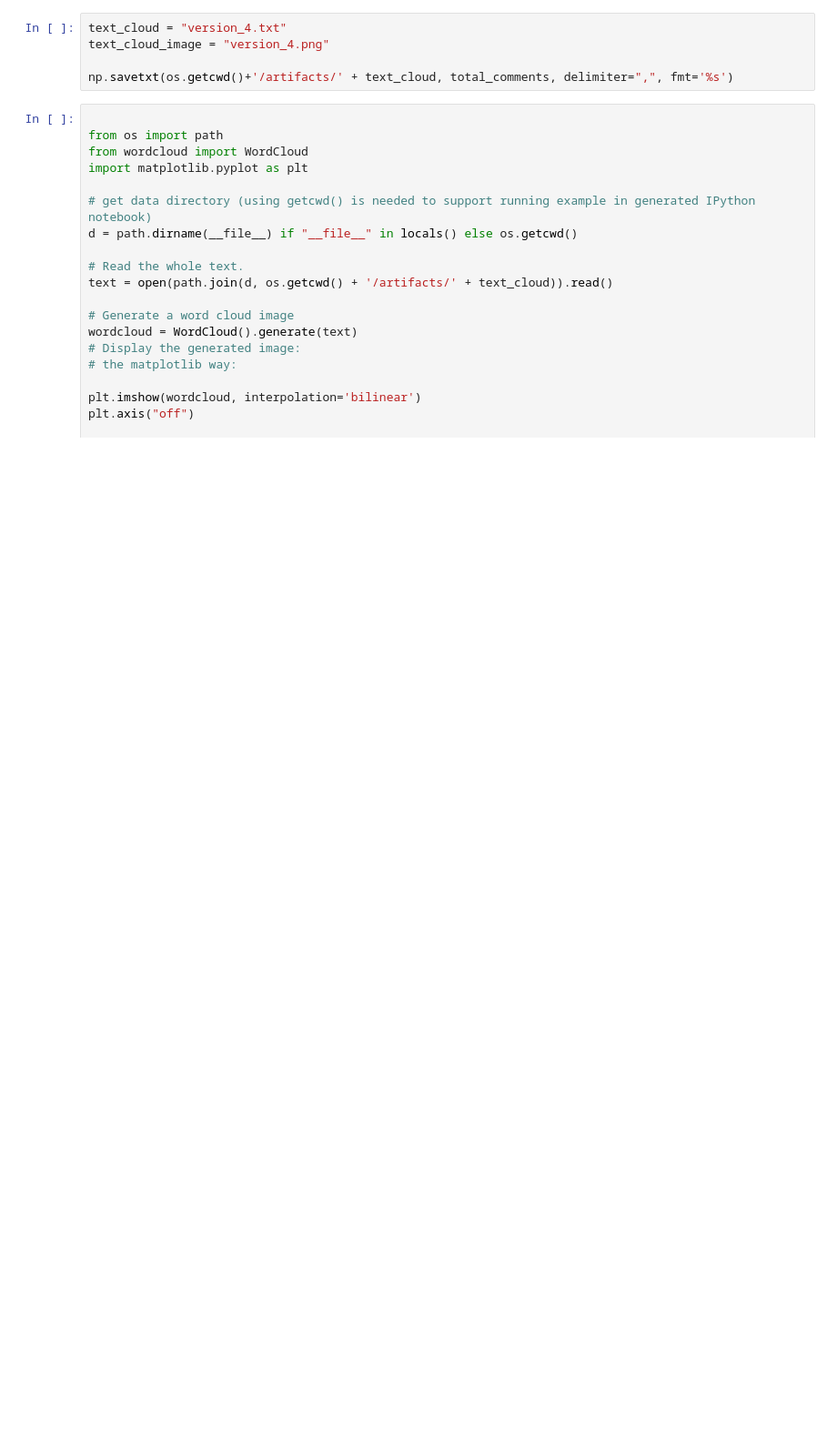
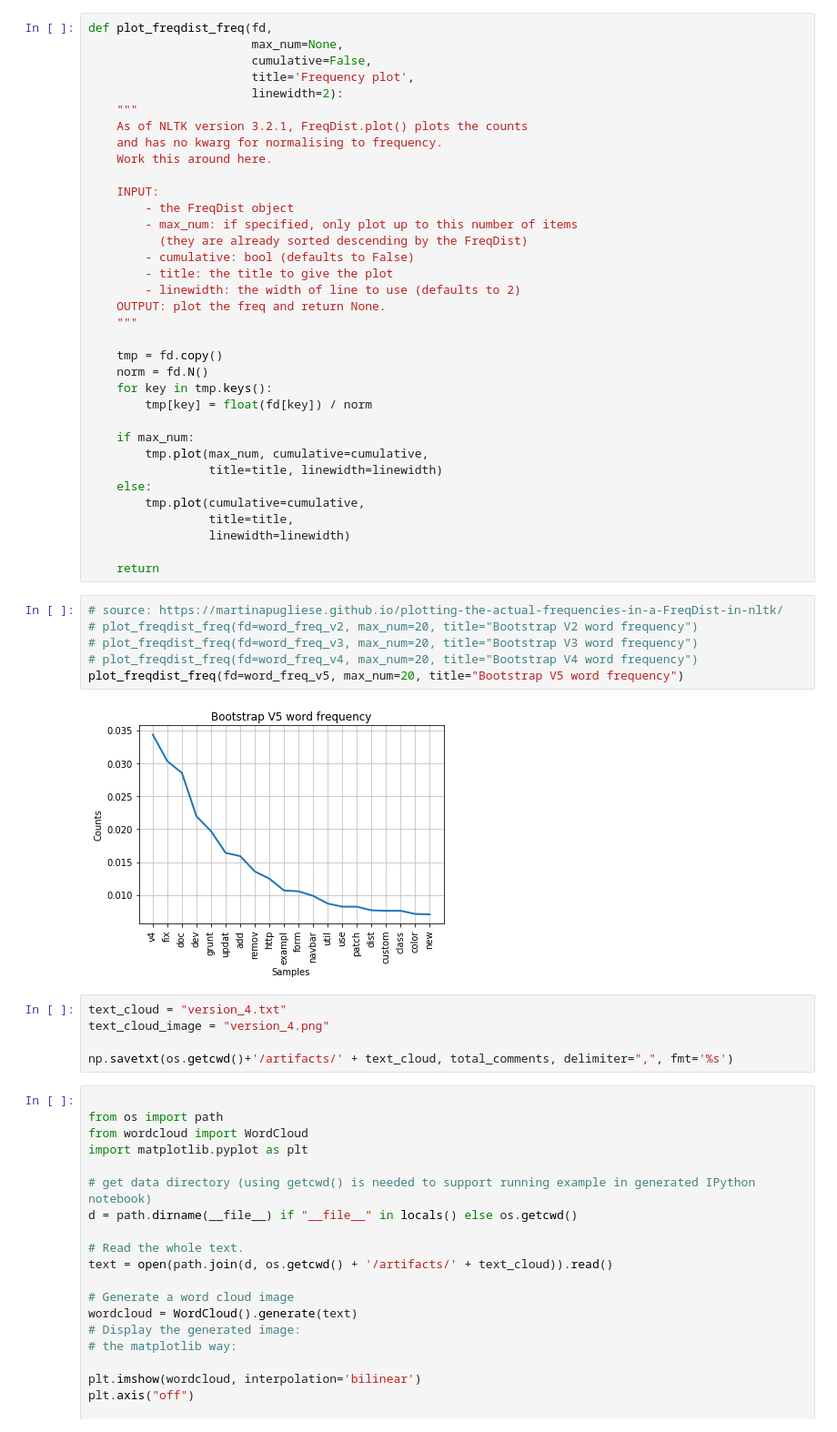
Before and after one commit to thepinkturtle/polymorphic_categon, a Jupyter notebook: nlp.ipynb, the cells around one changed output. Shown at 91% size. Cells and saved outputs as stored; diff of their text form; blank space fills up the shorter version.

```diff
--- a/nlp.ipynb
+++ b/nlp.ipynb
@@ -62,3 +89,46 @@ word_freq.plot(20, title="Bootstrap V4 word frequency")
+# %%
+def plot_freqdist_freq(fd,
+                       max_num=None,
+                       cumulative=False,
+                       title='Frequency plot',
+                       linewidth=2):
+    """
+    As of NLTK version 3.2.1, FreqDist.plot() plots the counts
+    and has no kwarg for normalising to frequency.
+    Work this around here.
+
+    INPUT:
+        - the FreqDist object
+        - max_num: if specified, only plot up to this number of items
+          (they are already sorted descending by the FreqDist)
+        - cumulative: bool (defaults to False)
+        - title: the title to give the plot
+        - linewidth: the width of line to use (defaults to 2)
+    OUTPUT: plot the freq and return None.
+    """
+
+    tmp = fd.copy()
+    norm = fd.N()
+    for key in tmp.keys():
+        tmp[key] = float(fd[key]) / norm
+
+    if max_num:
+        tmp.plot(max_num, cumulative=cumulative,
+                 title=title, linewidth=linewidth)
+    else:
+        tmp.plot(cumulative=cumulative,
+                 title=title,
+                 linewidth=linewidth)
+
+    return
+# %%
+# source: https://martinapugliese.github.io/plotting-the-actual-frequencies-in-a-FreqDist-in-nltk/
+# plot_freqdist_freq(fd=word_freq_v2, max_num=20, title="Bootstrap V2 word frequency")
+# plot_freqdist_freq(fd=word_freq_v3, max_num=20, title="Bootstrap V3 word frequency")
+# plot_freqdist_freq(fd=word_freq_v4, max_num=20, title="Bootstrap V4 word frequency")
+plot_freqdist_freq(fd=word_freq_v5, max_num=20, title="Bootstrap V5 word frequency")
+# %% [output]
+[figure, added]
 # %%
 text_cloud = "version_4.txt"
 text_cloud_image = "version_4.png"
```
Also changed, not shown: parts of 5 cells of this notebook, 2 other files.
